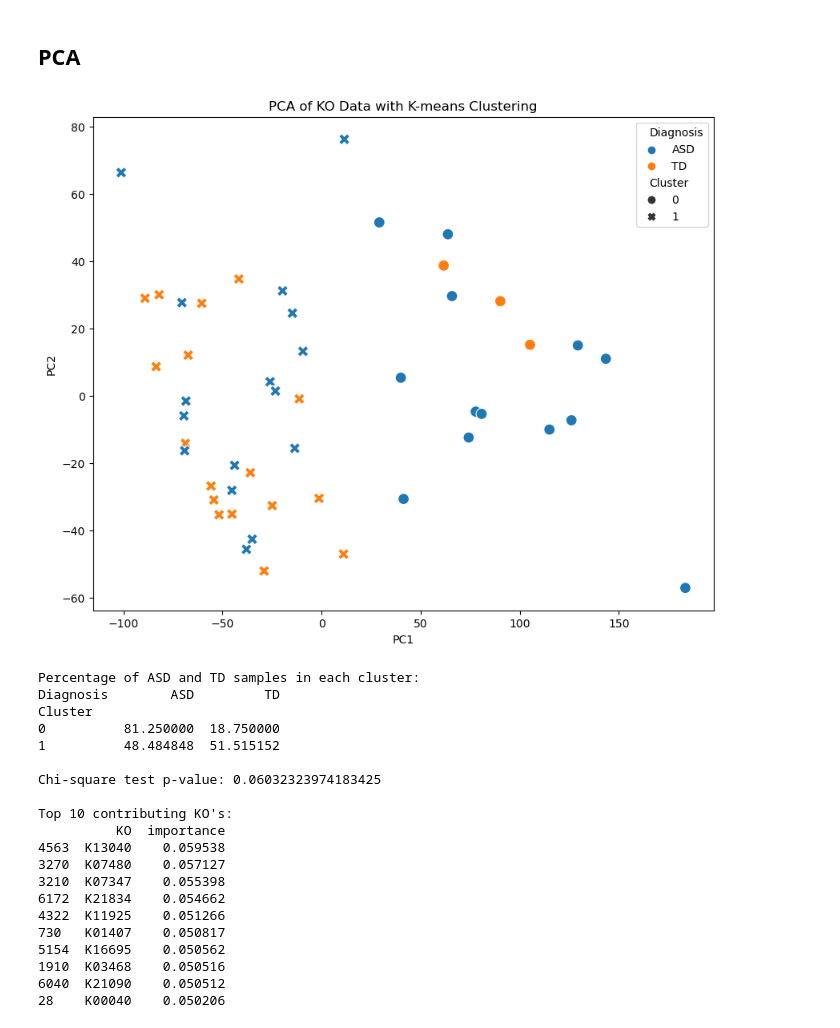
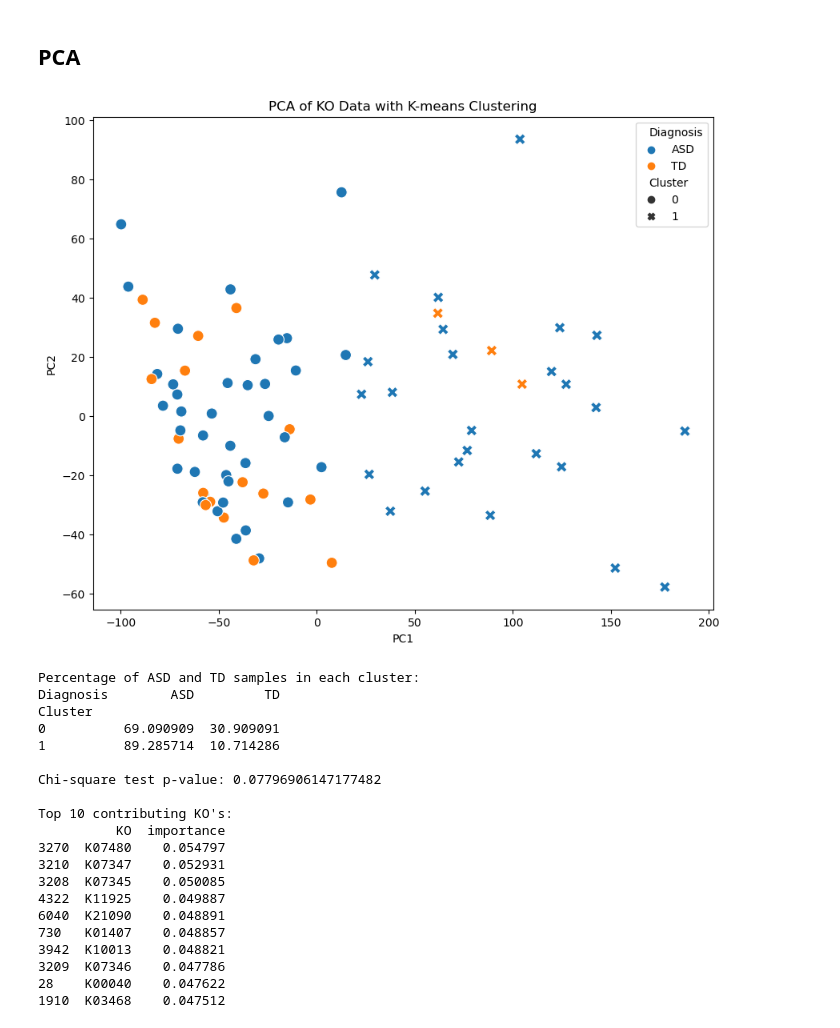
Before and after one commit to l1joseph/pierce_autism_2024, a Jupyter notebook: 03b_kegg_ko.ipynb, the cells around one changed output. Saved outputs shown, nothing was run; the diff lists cells and outputs as text; code cells hidden in the pictures.

```diff
--- a/03b_kegg_ko.ipynb
+++ b/03b_kegg_ko.ipynb
@@ -20,8 +20,10 @@ import matplotlib.pyplot as plt
 # %% [markdown]
 ## Load Artifacts
 # %%
-ec = biom.load_table('/home/lpatel/projects/2024-03-04_pierce-autism/out/195333_ec.zebra.tp-td.biom')
-ko = biom.load_table('/home/lpatel/projects/2024-03-04_pierce-autism/out/195334_ko.zebra.tp-td.biom')
+ec_tp = biom.load_table('/home/lpatel/projects/2024-03-04_pierce-autism/out/195333_ec.zebra.tp-td.biom')
+ec = biom.load_table('/home/lpatel/projects/2024-03-04_pierce-autism/out/195333_ec.zebra.biom')
+ko_tp = biom.load_table('/home/lpatel/projects/2024-03-04_pierce-autism/out/195334_ko.zebra.tp-td.biom')
+ko = biom.load_table('/home/lpatel/projects/2024-03-04_pierce-autism/out/195334_ko.zebra.biom')
 pathway = biom.load_table('/home/lpatel/projects/2024-03-04_pierce-autism/out/195331_pathway.zebra.tp-td.biom')
 
 md = Metadata.load('/home/lpatel/projects/2024-03-04_pierce-autism/qiita/15350_20240110-175840_noblanks.txt')
@@ -71,8 +73,8 @@ from scipy.cluster.hierarchy import linkage, leaves_list
 
 
 # Load BIOM tables from the given paths
+ko_tp = biom.load_table('/home/lpatel/projects/2024-03-04_pierce-autism/out/195334_ko.zebra.tp-td.biom')
 ko = biom.load_table('/home/lpatel/projects/2024-03-04_pierce-autism/out/195334_ko.zebra.biom')
-
 
 # Convert the K0 column values to a set for faster lookup
 ko_info_values = set(info["K0/ortholog"].values)
@@ -799,7 +1241,8 @@ from sklearn.decomposition import PCA
 # %%
 
 # Load BIOM table
-ko = biom.load_table('/home/lpatel/projects/2024-03-04_pierce-autism/out/195334_ko.zebra.tp-td.biom')
+ko_tp = biom.load_table('/home/lpatel/projects/2024-03-04_pierce-autism/out/195334_ko.zebra.tp-td.biom')
+ko = biom.load_table('/home/lpatel/projects/2024-03-04_pierce-autism/out/195334_ko.zebra.biom')
 
 # Convert the BIOM table to a DataFrame
 ko_df = ko.to_dataframe(dense=True).T
@@ -829,54 +1272,54 @@ cluster_labels = kmeans.fit_predict(ko_df_log)
 # Add cluster labels and diagnosis to PCA results
 pca_df['Cluster'] = cluster_labels
 pca_df['Diagnosis'] = metadata_df['dx']
 
 # Visualize the results
 plt.figure(figsize=(10, 8))
 sns.scatterplot(data=pca_df, x='PC1', y='PC2', hue='Diagnosis', style='Cluster', s=100)
 plt.title('PCA of KO Data with K-means Clustering')
 plt.show()
 
 # Calculate the percentage of ASD and TD samples in each cluster
 cluster_diagnosis = pd.crosstab(pca_df['Cluster'], pca_df['Diagnosis'], normalize='index') * 100
 print("Percentage of ASD and TD samples in each cluster:")
 print(cluster_diagnosis)
 
 # Perform statistical test (chi-square) to check if the distribution is significant
 from scipy.stats import chi2_contingency
 contingency_table = pd.crosstab(pca_df['Cluster'], pca_df['Diagnosis'])
 chi2, p_value, dof, expected = chi2_contingency(contingency_table)
 print(f"\nChi-square test p-value: {p_value}")
 
 # Identify top contributing pathways
 feature_importance = pd.DataFrame({
     'KO': ko_df_log.columns,
     'importance': np.abs(pca.components_[0]) + np.abs(pca.components_[1])
 })
 top_pathways = feature_importance.sort_values('importance', ascending=False).head(10)
 print("\nTop 10 contributing KO's:")
 print(top_pathways)
 # %% [output]
-[figure, old version]
+[figure, new version]
 Percentage of ASD and TD samples in each cluster:
 Diagnosis        ASD         TD
 Cluster
-0          81.250000  18.750000
-1          48.484848  51.515152
+0          69.090909  30.909091
+1          89.285714  10.714286
 
-Chi-square test p-value: 0.06032323974183425
+Chi-square test p-value: 0.07796906147177482
 
 Top 10 contributing KO's:
           KO  importance
-4563  K13040    0.059538
-3270  K07480    0.057127
-3210  K07347    0.055398
-6172  K21834    0.054662
-4322  K11925    0.051266
-730   K01407    0.050817
-5154  K16695    0.050562
-1910  K03468    0.050516
-6040  K21090    0.050512
-28    K00040    0.050206
+3270  K07480    0.054797
+3210  K07347    0.052931
+3208  K07345    0.050085
+4322  K11925    0.049887
+6040  K21090    0.048891
+730   K01407    0.048857
+3942  K10013    0.048821
+3209  K07346    0.047786
+28    K00040    0.047622
+1910  K03468    0.047512
 # %%
 from sklearn.metrics import precision_score, recall_score, f1_score, accuracy_score
 
```
Also changed, not shown: parts of 13 cells of this notebook, 2 other files.
